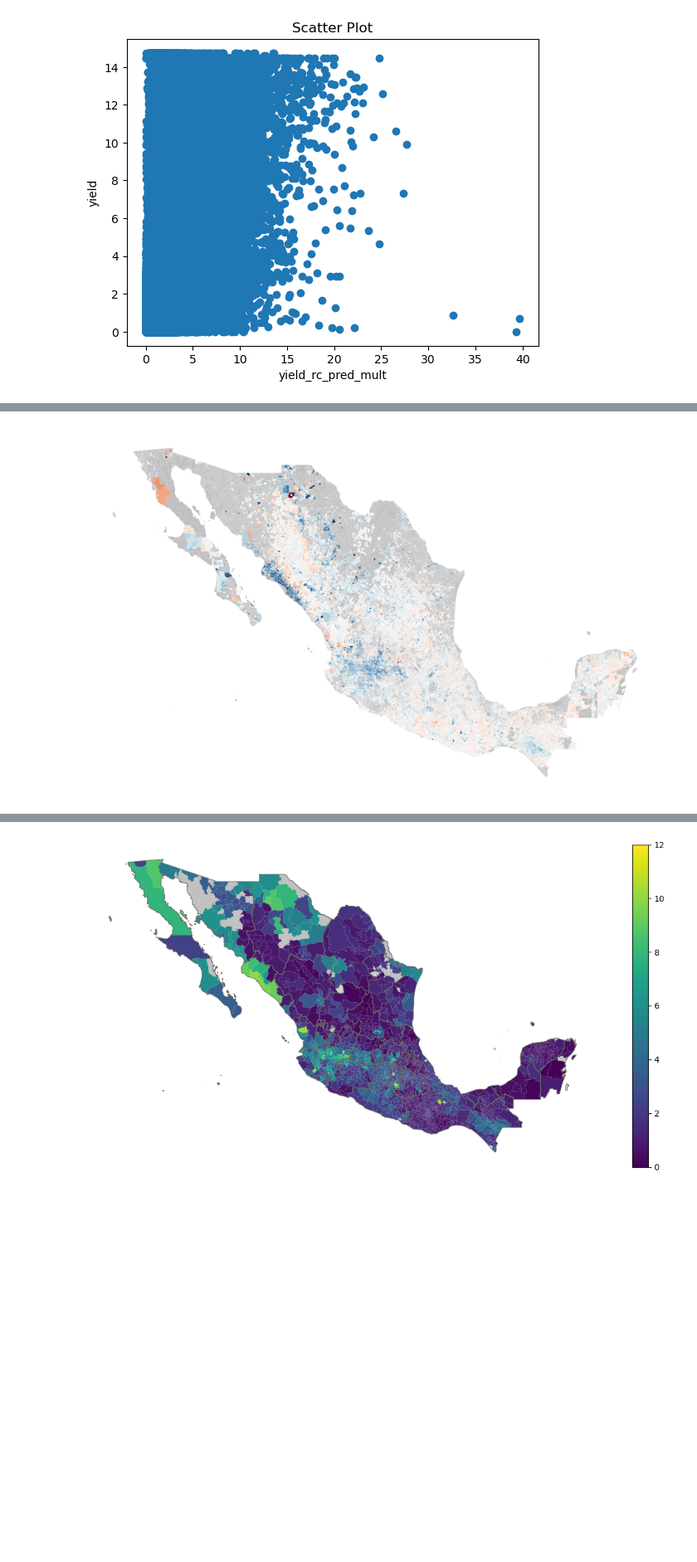
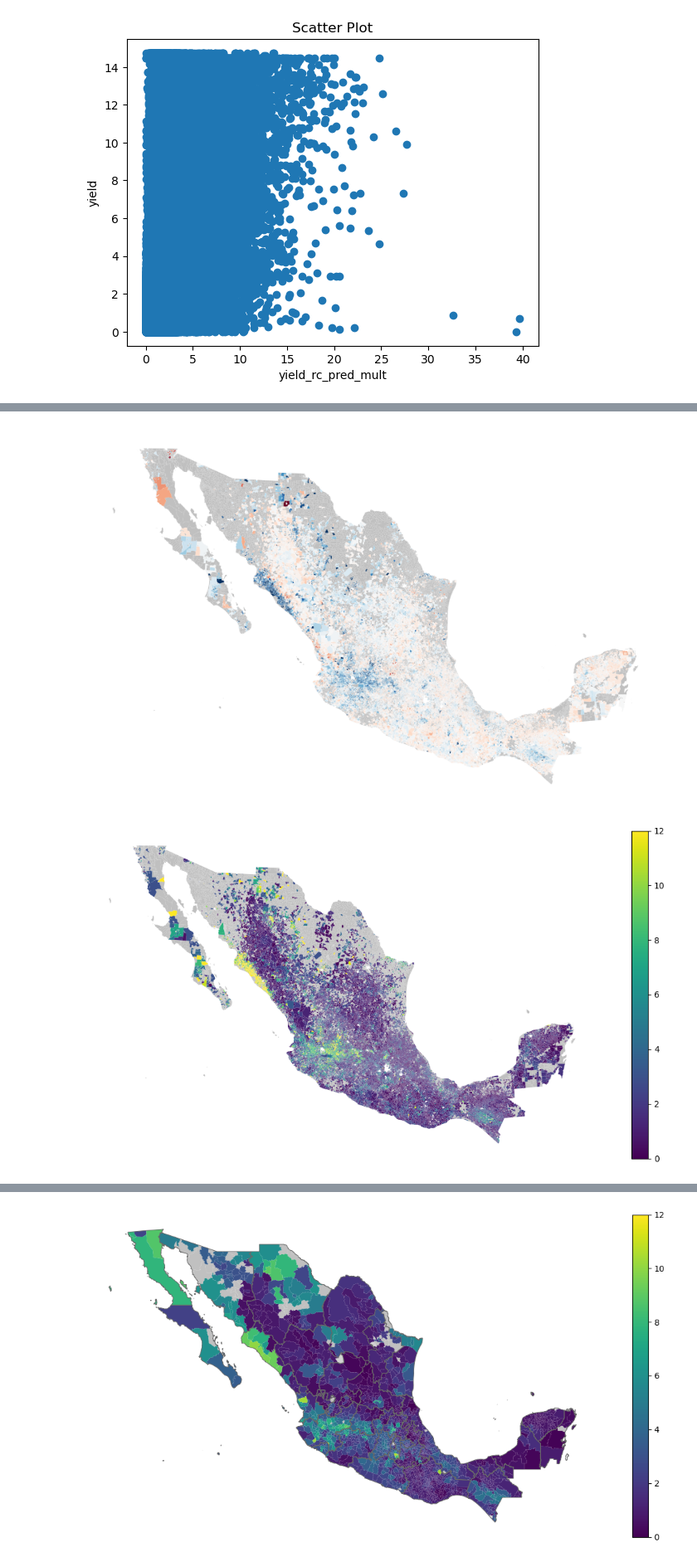
Before and after one commit to jaysayre/predicting_yields_rs, a Jupyter notebook: Code/analysis/01_corrections/1_plot_yields_ADC_mun.ipynb, the cells around one changed output, grey strips where cells are left out. Shown at 83% size. Saved outputs shown, nothing was run; the diff lists cells and outputs as text; code cells hidden in the pictures; blank space fills up the shorter version.

```diff
--- a/Code/analysis/01_corrections/1_plot_yields_ADC_mun.ipynb
+++ b/Code/analysis/01_corrections/1_plot_yields_ADC_mun.ipynb
@@ -751,7 +740,7 @@ predvar = 'prederror_ls'
 fig, ax = plt.subplots(1,1, figsize=(14, 7))
 
 # municipio_shapefile.plot(ax=ax, edgecolor='white',linewidth=3)
-adc_shapefile[adc_shapefile[predvar].isnull()].plot(color='silver', ax=ax) # this shows where nan's are
+if len(adc_shapefile[adc_shapefile[predvar].isnull()]): adc_shapefile[adc_shapefile[predvar].isnull()].plot(color='silver', ax=ax)  # empty subsets crash modern geopandas # this shows where nan's are
 non_null_df = adc_shapefile[adc_shapefile[predvar].notnull()]
 non_null_df.plot(predvar, cmap='RdBu', ax=ax,legend=False, vmin=-10, vmax=10)
 
@@ -767,28 +756,30 @@ plt.savefig(plot_dir+'maizeyield_adc_pred_error_'+predvar+'_noleg.png',bbox_inch
 
 plt.show()
 # %% [output]
-[figure, old version]
+[figure, new version]
 # %%
 fig, ax = plt.subplots(1,1, figsize=(14, 7))
 
 # municipio_shapefile.plot(ax=ax, edgecolor='white',linewidth=3)
-adc_shapefile[adc_shapefile['yield'].isnull()].plot(color='silver', ax=ax) # this shows where nan's are
+if len(adc_shapefile[adc_shapefile['yield'].isnull()]): adc_shapefile[adc_shapefile['yield'].isnull()].plot(color='silver', ax=ax)  # empty subsets crash modern geopandas # this shows where nan's are
 non_null_df = adc_shapefile[adc_shapefile['yield'].notnull()]
-non_null_df[non_null_df['yield'] == 0].plot(color='lightgrey', ax=ax)
+if len(non_null_df[non_null_df['yield'] == 0]): non_null_df[non_null_df['yield'] == 0].plot(color='lightgrey', ax=ax)  # empty subsets crash modern geopandas
 non_null_df[non_null_df['yield'] != 0].plot('yield', ax=ax,legend=True, vmin=0, vmax=12)
 
 # st_line_shp.plot(ax=ax, edgecolor='dimgrey',linewidth=0.5)
 
 ax.axis('off')
 plt.gca().axes.get_yaxis().set_visible(False)
 plt.gca().axes.get_xaxis().set_visible(False)
 ax.set_axis_off()
 
 # ax.set_title('Maize yield (tons/hectare harvested) at área de control level in Mexico')
 # plt.savefig(plot_dir+'maizeyield_allmx_adc.png',bbox_inches='tight',dpi=600, transparent=True)
 plt.savefig(plot_dir+'maizeyield_allmx_adc_with_legend.png',bbox_inches='tight',dpi=600, transparent=True)
 
 plt.show()
+# %% [output]
+[figure, added]
 # %%
 fig, ax = plt.subplots(1,1, figsize=(14, 7))
 
```
Also changed, not shown: parts of 29 cells of this notebook, 1 other file.
